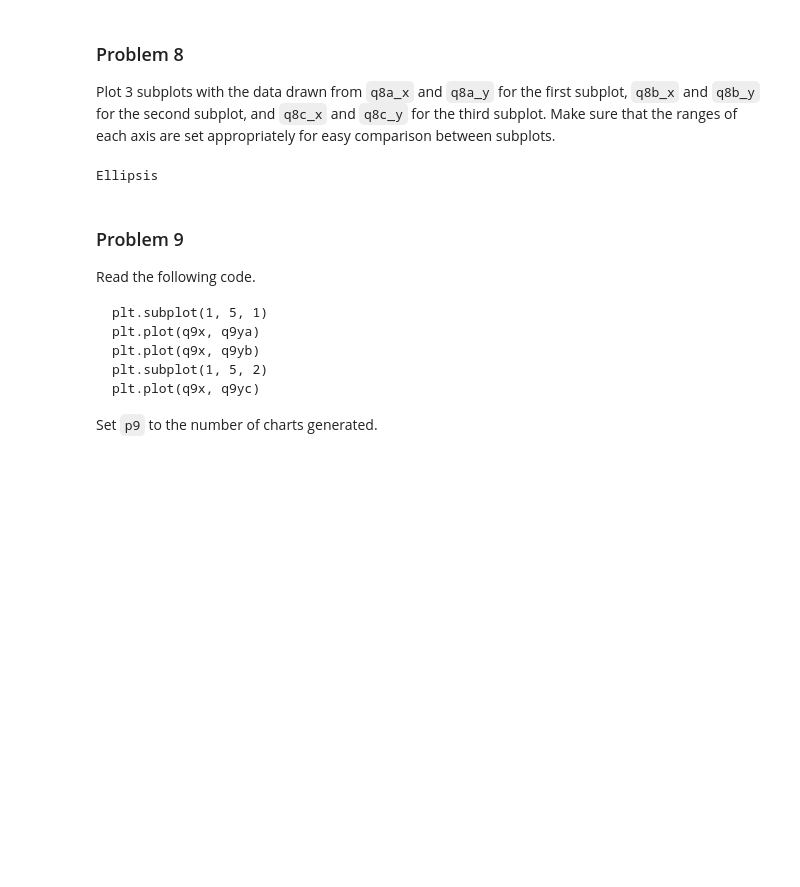
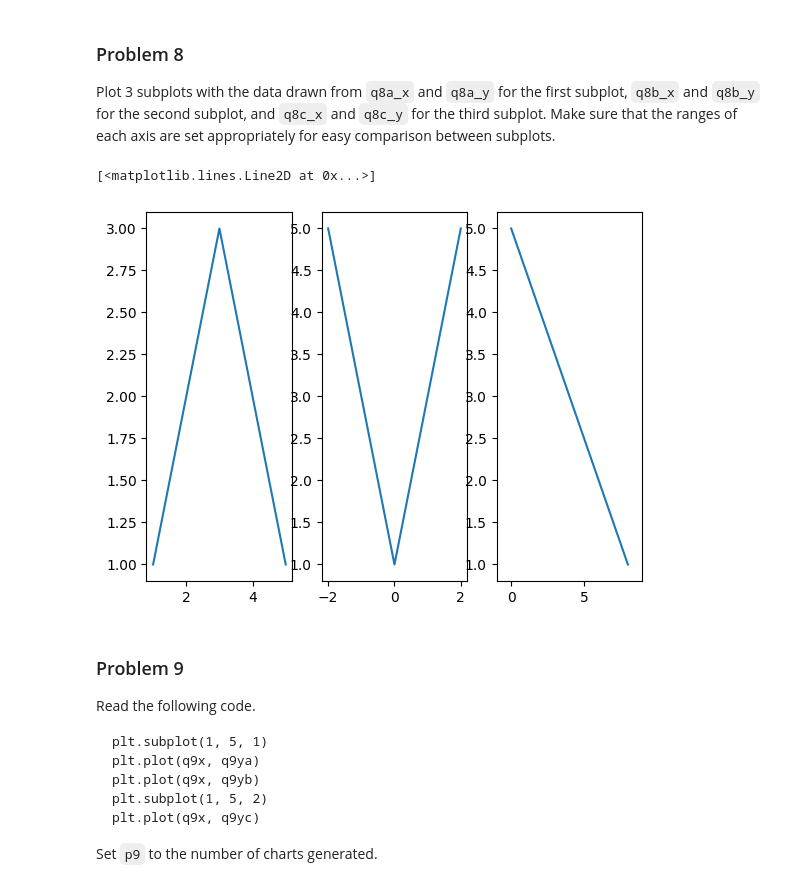
Before and after one commit to AL-Holmes/dx602-homework-05, a Jupyter notebook: homework.ipynb, the cells around one changed output. Saved outputs shown, nothing was run; the diff lists cells and outputs as text; code cells hidden in the pictures; blank space fills up the shorter version.

```diff
--- a/homework.ipynb
+++ b/homework.ipynb
@@ -208,12 +212,22 @@ q8b_y = [5, 3, 1, 3, 5]
 
 q8c_x = [0, 2, 4, 6, 8]
 q8c_y = [5, 4, 3, 2, 1]
-# %%
-# YOUR CHANGES HERE
-
-...
-# %% [output]
-Ellipsis
+# %%
+# YOUR CHANGES HERE
+
+plt.subplot(1,3,1)
+plt.plot(q8a_x,q8a_y)
+
+plt.subplot(1,3,2)
+
+plt.plot(q8b_x,q8b_y)
+
+plt.subplot(1,3,3)
+plt.xlim(-1,9)
+plt.plot(q8c_x,q8c_y)
+# %% [output]
+[<matplotlib.lines.Line2D at 0x...>]
+[figure, added]
 # %% [markdown]
 ### Problem 9
 
```
Also changed, not shown: parts of 7 cells of this notebook.
